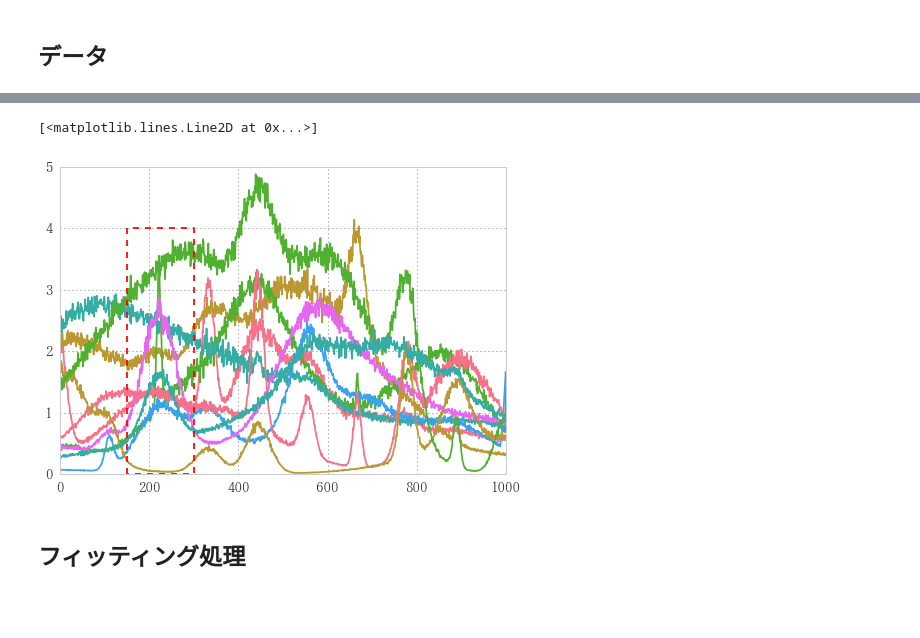
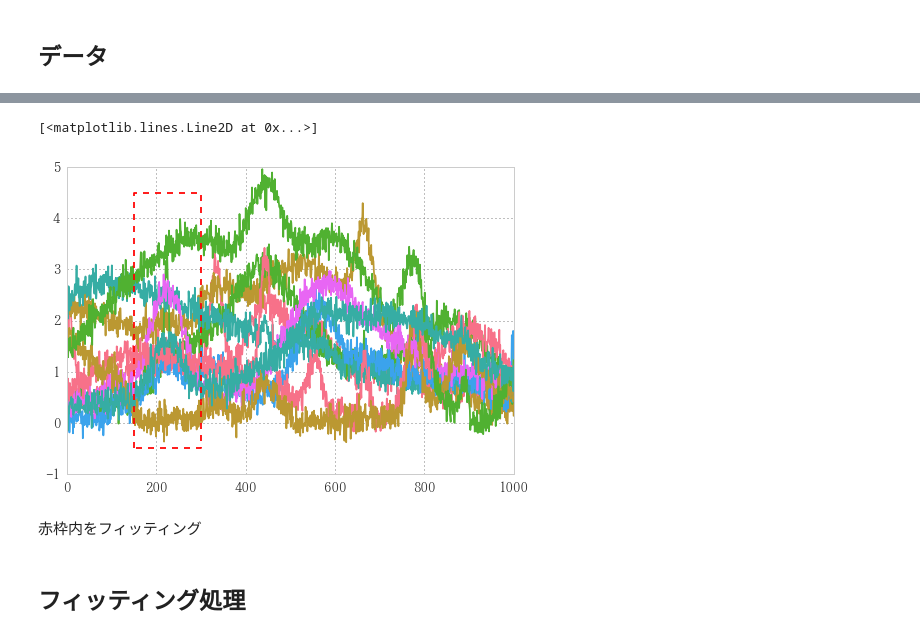
Before and after one commit to u1and0/SAtraceFit, a Jupyter notebook: fit_lab/fit_lab.ipynb, the cells around one changed output, grey strips where cells are left out. Saved outputs shown, nothing was run; the diff lists cells and outputs as text; code cells hidden in the pictures; blank space fills up the shorter version.

```diff
--- a/fit_lab/fit_lab.ipynb
+++ b/fit_lab/fit_lab.ipynb
@@ -580,7 +580,8 @@ def waves(seed: int=np.random.randint(100), rows=10):
     nf = 0.01 * r.randn(rows)
 
     df = pd.DataFrame(gauss(xa.T, aa, mua, sia, nf))
-    noisedf = df + df * 0.05 * r.randn(*df.shape)
+    noisedf = df +  0.05 * r.randn(*df.shape)
     return noisedf.sum(1)
 # %%
 df = pd.DataFrame([waves(i) for i in range(10)]); df
+df.index=pd.date_range('20160101', periods=len(df), freq='H')
@@ -600,10 +597,12 @@ df = pd.DataFrame([waves(i) for i in range(10)]); df
 # %%
 df.T.plot(legend=False)
-w1, w2, h1, h2 = 150, 300, 0, 4
+w1, w2, h1, h2 = 150, 300, -.5, 4.5
 plt.plot((w1,w1, w2, w2, w1), (h1, h2, h2, h1, h1), 'r--')  # 枠線
 # %% [output]
 [<matplotlib.lines.Line2D at 0x...>]
-[figure, old version]
+[figure, new version]
+# %% [markdown]
+赤枠内をフィッティング
 # %% [markdown]
 ## フィッティング処理
 # %%
```
Also changed, not shown: parts of 6 cells of this notebook, 9 other files.
